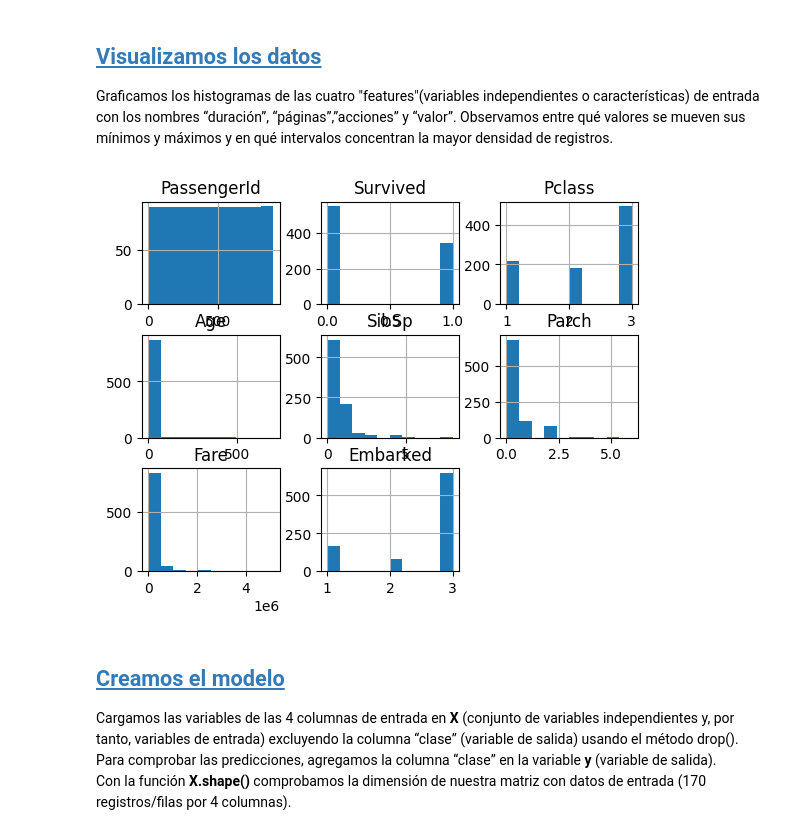
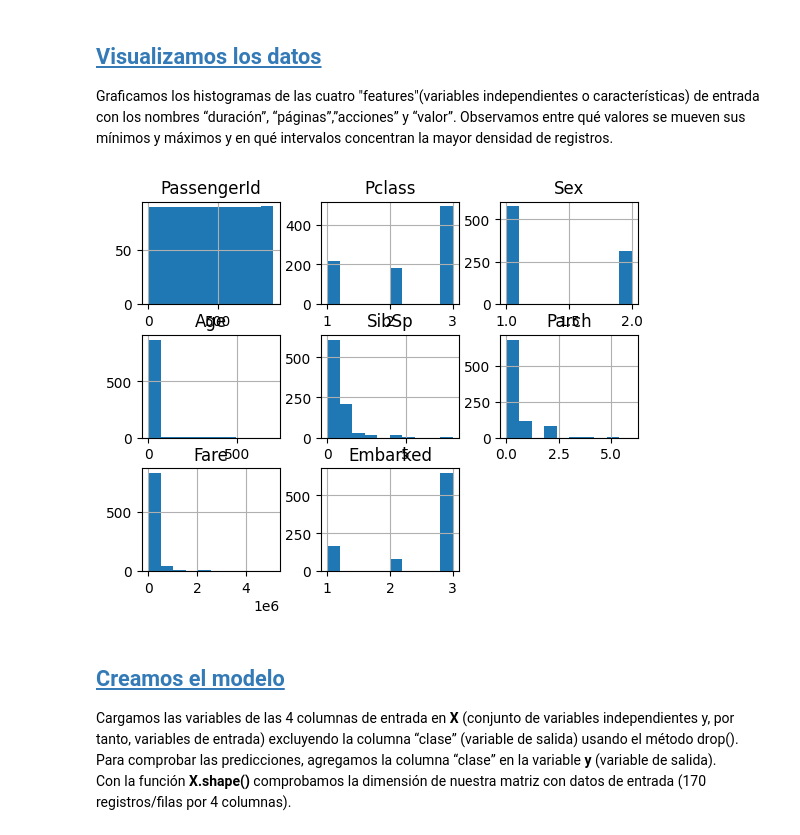
Before and after one commit to luiscargarcia/LCGE_CEIABD_IABD, a Jupyter notebook: SISTEMAS DE APRENDIZAJE AUTOMATICO/NOTEBOOKS DEL AULA/03b_Regresion_logistica_TITANIC.ipynb, the cells around one changed output. Drawn from its saved outputs; the diff is of its cells as text; code cells hidden in the pictures.

```diff
--- a/SISTEMAS DE APRENDIZAJE AUTOMATICO/NOTEBOOKS DEL AULA/03b_Regresion_logistica_TITANIC.ipynb
+++ b/SISTEMAS DE APRENDIZAJE AUTOMATICO/NOTEBOOKS DEL AULA/03b_Regresion_logistica_TITANIC.ipynb
@@ -38,8 +38,8 @@ warnings.filterwarnings('ignore')
 # %% [markdown]
 ## <a id='toc1_2_'></a>[Cargamos los datos de entrada del archivo csv](#toc0_)
 # %%
-dataframe = pd.read_csv("./datasets/train2.csv")
-dataframe.head(20)
+dataframe1 = pd.read_csv("./datasets/train2.csv")
+dataframe1.head(20)
 # %% [output]
 |  | PassengerId | Survived | Pclass | Sex | Age | SibSp | Parch | Fare | Embarked |
 | 0 | 1 | 0 | 3 | 1 | 22 | 1 | 0 | 725 | 3 |
@@ -86,10 +86,10 @@ dtype: int64
 
 Graficamos los histogramas de las cuatro "features"(variables independientes o características) de entrada con los nombres “duración”, “páginas”,”acciones” y “valor”. Observamos entre qué valores se mueven sus mínimos y máximos y en qué intervalos concentran la mayor densidad de registros.
 # %%
-dataframe.drop(['Sex'],axis=1).hist()
+dataframe1.drop(['Survived'],axis=1).hist()
 plt.show()
 # %% [output]
-[figure, old version]
+[figure, new version]
 # %% [markdown]
 ## <a id='toc1_4_'></a>[Creamos el modelo](#toc0_)
 
```
Also changed, not shown: parts of 26 cells of this notebook, 1 other file.
